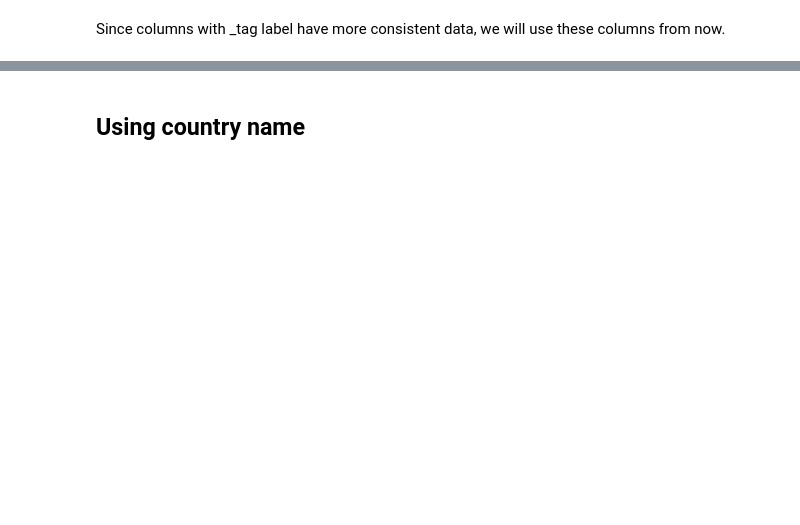
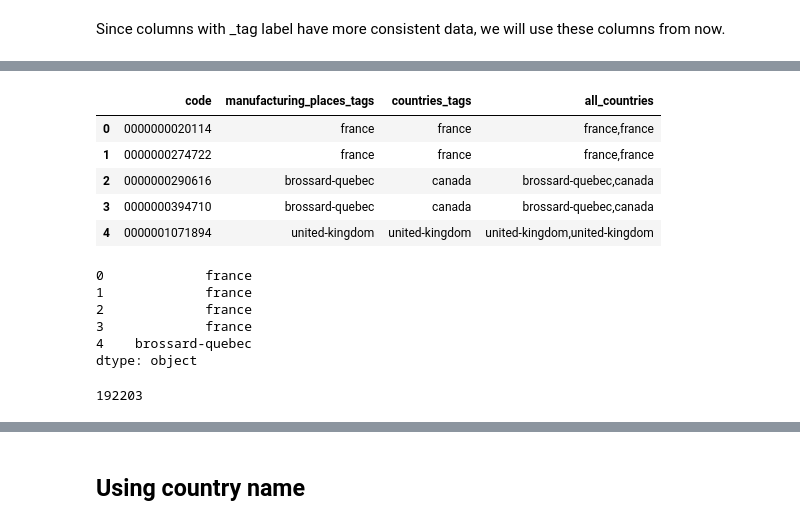
Before and after one commit to MrymZakani/ADA, a Jupyter notebook: cleaning_countries.ipynb, the cells around one changed output, grey strips where cells are left out. Cells and saved outputs as stored; diff of their text form; code cells hidden in the pictures; blank space fills up the shorter version.

```diff
--- a/cleaning_countries.ipynb
+++ b/cleaning_countries.ipynb
@@ -93,4 +100,2 @@ off_p_df.show(30)
 # %% [markdown]
 Since columns with _tag label have more consistent data, we will use these columns from now.
-# %%
-off_p_df = off_p_df.drop('countries').drop('manufacturing_places').drop('origins')
@@ -105,3 +102,4 @@ countries_df = off_p_df.withColumn('origins_tags', F.explode_outer(F.split('orig
 # %%
 # Remove "en:" occurances before name of each country in coutries_tags
-countries_df = countries_df.withColumn('countries_tags', F.regexp_replace('countries_tags', "en:", ""))
+off_p_df = off_p_df.withColumn('countries_tags', F.regexp_replace('countries_tags', "en:", ""))
+off_p_df.show(5)
@@ -126,3 +117,3 @@ only showing top 10 rows
 # %%
-countries_mapping = countries_df.toPandas()
+countries_mapping = off_p_df.toPandas()
 countries_mapping.head()
@@ -129,10 +127,31 @@ countries_mapping.head()
 # %%
 # create a new database mapping each country to some labels
 
-countries_mapping['all_countries'] = countries_mapping.origins_tags + "," + countries_mapping.manufacturing_places_tags +"," + countries_mapping.manufacturing_places_tags
+countries_mapping['all_countries'] = countries_mapping.manufacturing_places_tags +"," + countries_mapping.countries_tags
+# %%
+countries_mapping.head()
+# %% [output]
+|  | code | manufacturing_places_tags | countries_tags | all_countries |
+| 0 | 0000000020114 | france | france | france,france |
+| 1 | 0000000274722 | france | france | france,france |
+| 2 | 0000000290616 | brossard-quebec | canada | brossard-quebec,canada |
+| 3 | 0000000394710 | brossard-quebec | canada | brossard-quebec,canada |
+| 4 | 0000001071894 | united-kingdom | united-kingdom | united-kingdom,united-kingdom |
 # %%
 countries = pd.concat([pd.Series(row['all_countries'].split(','))
                     for _, row in countries_mapping.iterrows()]).reset_index(drop=True)
+countries.head()
+# %% [output]
+0             france
+1             france
+2             france
+3             france
+4    brossard-quebec
+dtype: object
+# %%
+len(countries)
+# %% [output]
+192203
 # %%
 countries = countries.drop_duplicates().reset_index(drop=True)
 countries = countries.str.replace("-", " ")
```
Also changed, not shown: parts of 42 cells of this notebook, 1 other file.
